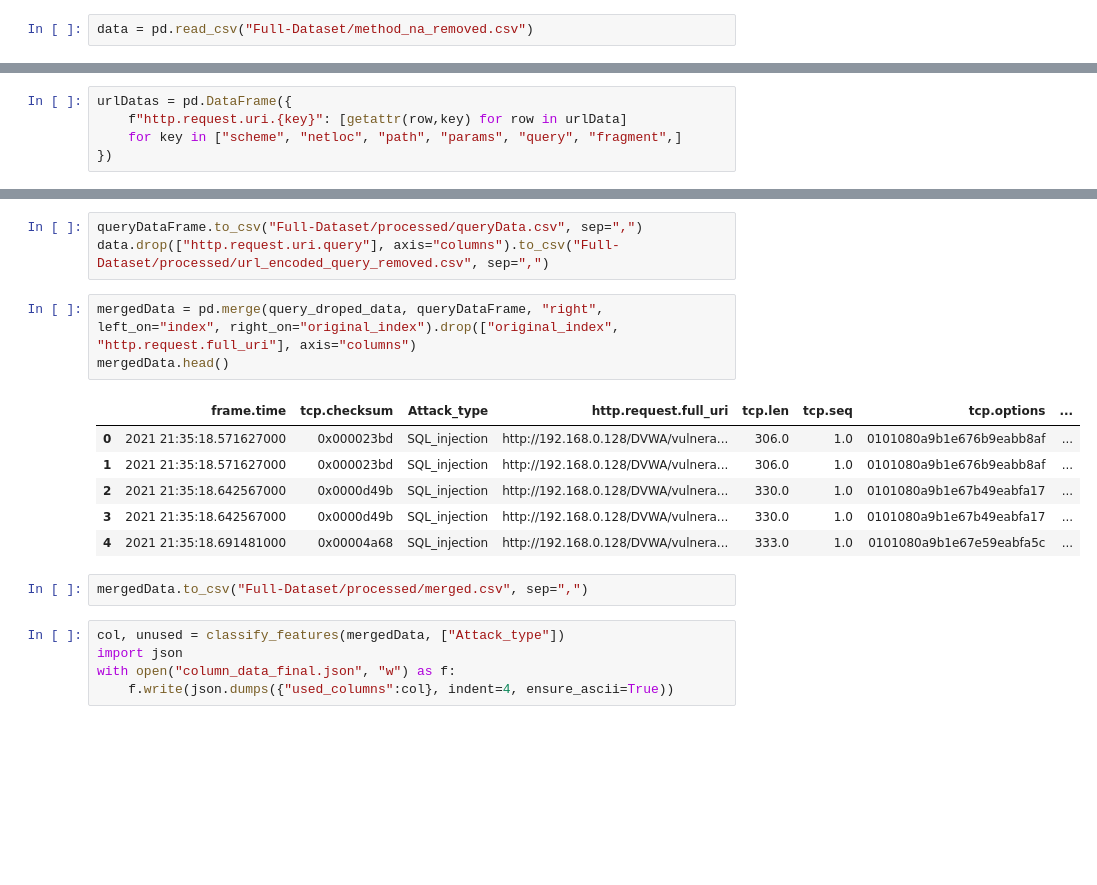
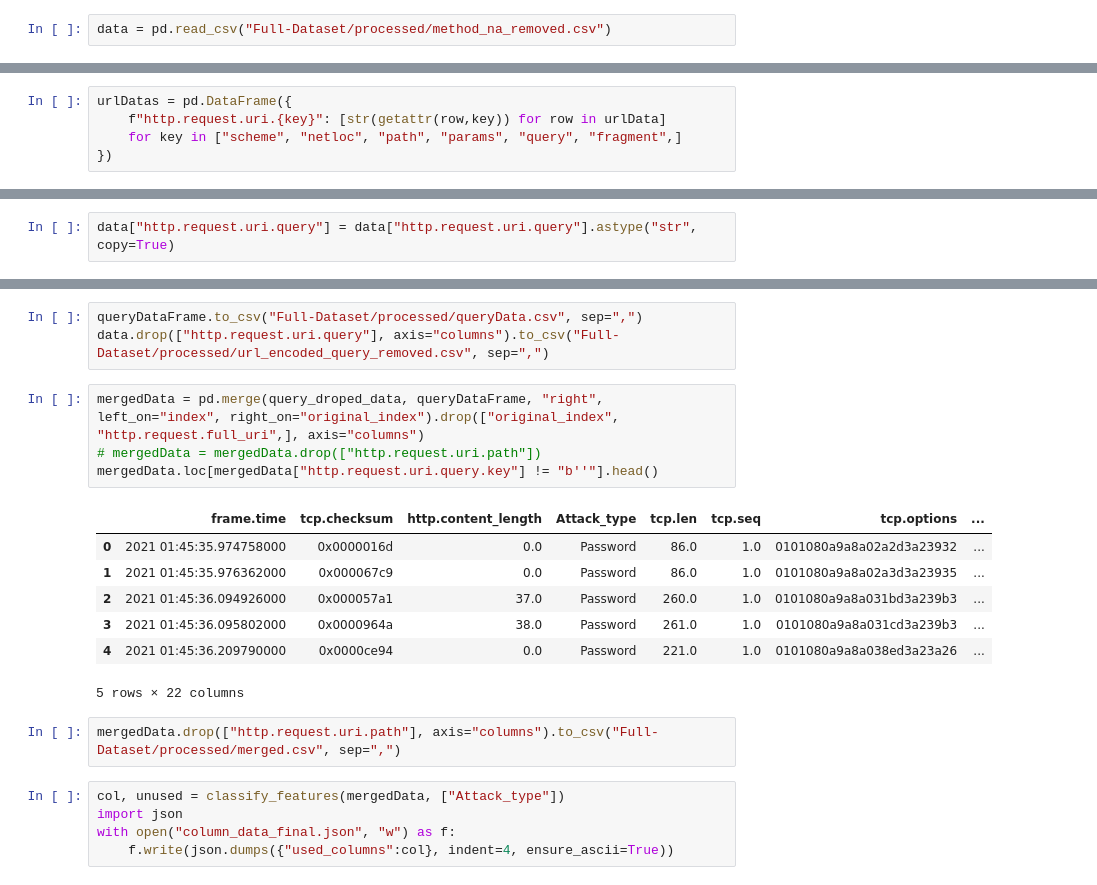
Before and after one commit to explainpark101/KU-ML-EndTerm-project, a Jupyter notebook: 02 preprocess-uri.ipynb, the cells around one changed output, grey strips where cells are left out. Drawn from its saved outputs; the diff is of its cells as text; blank space fills up the shorter version.

Commit message:
changed the information of the datasets.

```diff
--- a/02 preprocess-uri.ipynb
+++ b/02 preprocess-uri.ipynb
@@ -4,7 +4,7 @@ import numpy as np
 from urllib.parse import urlparse, unquote
 from preprocessor import classify_features
 # %%
-data = pd.read_csv("Full-Dataset/method_na_removed.csv")
+data = pd.read_csv("Full-Dataset/processed/method_na_removed.csv")
 # %%
 data.head(10)
 # %% [output]
@@ -36,6 +75,6 @@ def query_params_to_dict(series:pd.Series, to_json=False):
     ])
 # %%
 urlDatas = pd.DataFrame({
-    f"http.request.uri.{key}": [getattr(row,key) for row in urlData]
+    f"http.request.uri.{key}": [str(getattr(row,key)) for row in urlData]
     for key in ["scheme", "netloc", "path", "params", "query", "fragment",]
 })
@@ -62,4 +121,6 @@ scheme = 1
 # %%
 data = data.drop(unused_col, axis="columns")
+# %%
+data["http.request.uri.query"] = data["http.request.uri.query"].astype("str", copy=True)
 # %%
 data["http.request.uri.query"] = query_params_to_dict(data["http.request.uri.query"])
@@ -79,17 +138,19 @@ query_droped_data["index"] = range(query_droped_data.shape[0])
 queryDataFrame.to_csv("Full-Dataset/processed/queryData.csv", sep=",")
 data.drop(["http.request.uri.query"], axis="columns").to_csv("Full-Dataset/processed/url_encoded_query_removed.csv", sep=",")
 # %%
-mergedData = pd.merge(query_droped_data, queryDataFrame, "right", left_on="index", right_on="original_index").drop(["original_index", "http.request.full_uri"], axis="columns")
-mergedData.head()
+mergedData = pd.merge(query_droped_data, queryDataFrame, "right", left_on="index", right_on="original_index").drop(["original_index", "http.request.full_uri",], axis="columns")
+# mergedData = mergedData.drop(["http.request.uri.path"])
+mergedData.loc[mergedData["http.request.uri.query.key"] != "b''"].head()
 # %% [output]
-|  | frame.time | tcp.checksum | Attack_type | http.request.full_uri | tcp.len | tcp.seq | tcp.options | ... |
-| 0 | 2021 21:35:18.571627000 | 0x000023bd | SQL_injection | http://192.168.0.128/DVWA/vulnera... | 306.0 | 1.0 | 0101080a9b1e676b9eabb8af | ... |
-| 1 | 2021 21:35:18.571627000 | 0x000023bd | SQL_injection | http://192.168.0.128/DVWA/vulnera... | 306.0 | 1.0 | 0101080a9b1e676b9eabb8af | ... |
-| 2 | 2021 21:35:18.642567000 | 0x0000d49b | SQL_injection | http://192.168.0.128/DVWA/vulnera... | 330.0 | 1.0 | 0101080a9b1e67b49eabfa17 | ... |
-| 3 | 2021 21:35:18.642567000 | 0x0000d49b | SQL_injection | http://192.168.0.128/DVWA/vulnera... | 330.0 | 1.0 | 0101080a9b1e67b49eabfa17 | ... |
-| 4 | 2021 21:35:18.691481000 | 0x00004a68 | SQL_injection | http://192.168.0.128/DVWA/vulnera... | 333.0 | 1.0 | 0101080a9b1e67e59eabfa5c | ... |
+|  | frame.time | tcp.checksum | http.content_length | Attack_type | tcp.len | tcp.seq | tcp.options | ... |
+| 0 | 2021 01:45:35.974758000 | 0x0000016d | 0.0 | Password | 86.0 | 1.0 | 0101080a9a8a02a2d3a23932 | ... |
+| 1 | 2021 01:45:35.976362000 | 0x000067c9 | 0.0 | Password | 86.0 | 1.0 | 0101080a9a8a02a3d3a23935 | ... |
+| 2 | 2021 01:45:36.094926000 | 0x000057a1 | 37.0 | Password | 260.0 | 1.0 | 0101080a9a8a031bd3a239b3 | ... |
+| 3 | 2021 01:45:36.095802000 | 0x0000964a | 38.0 | Password | 261.0 | 1.0 | 0101080a9a8a031cd3a239b3 | ... |
+| 4 | 2021 01:45:36.209790000 | 0x0000ce94 | 0.0 | Password | 221.0 | 1.0 | 0101080a9a8a038ed3a23a26 | ... |
+5 rows × 22 columns
 # %%
-mergedData.to_csv("Full-Dataset/processed/merged.csv", sep=",")
+mergedData.drop(["http.request.uri.path"], axis="columns").to_csv("Full-Dataset/processed/merged.csv", sep=",")
 # %%
 col, unused = classify_features(mergedData, ["Attack_type"])
 import json
```
Also changed, not shown: parts of 10 cells of this notebook, 4 other files.
